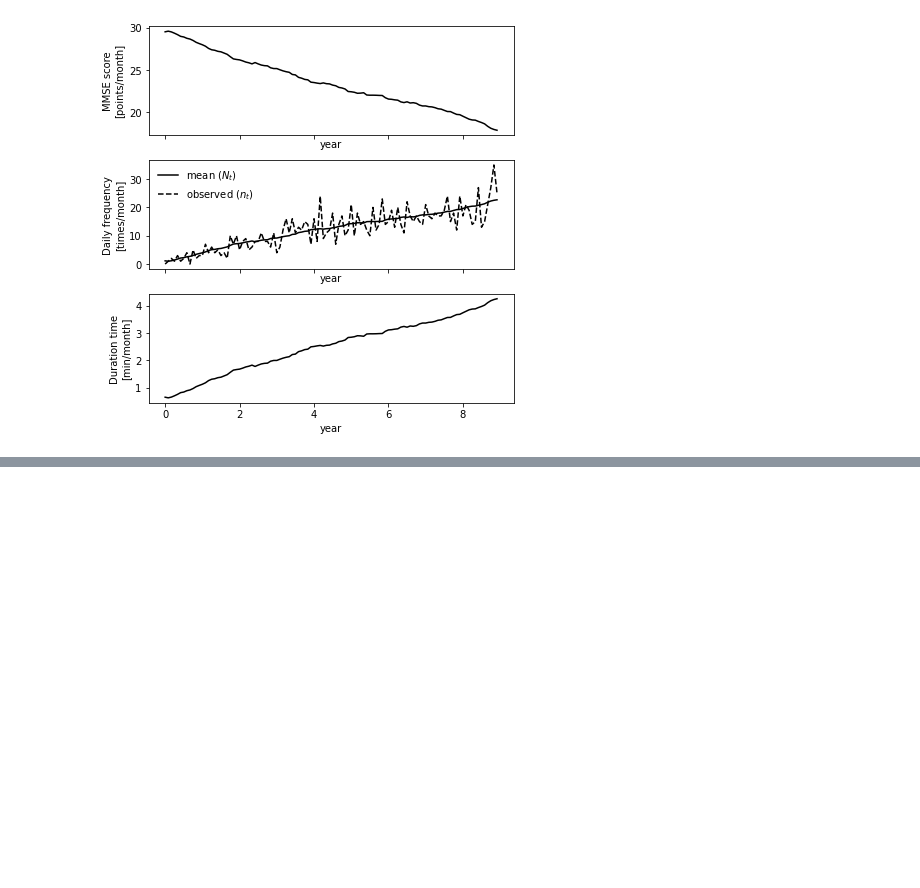
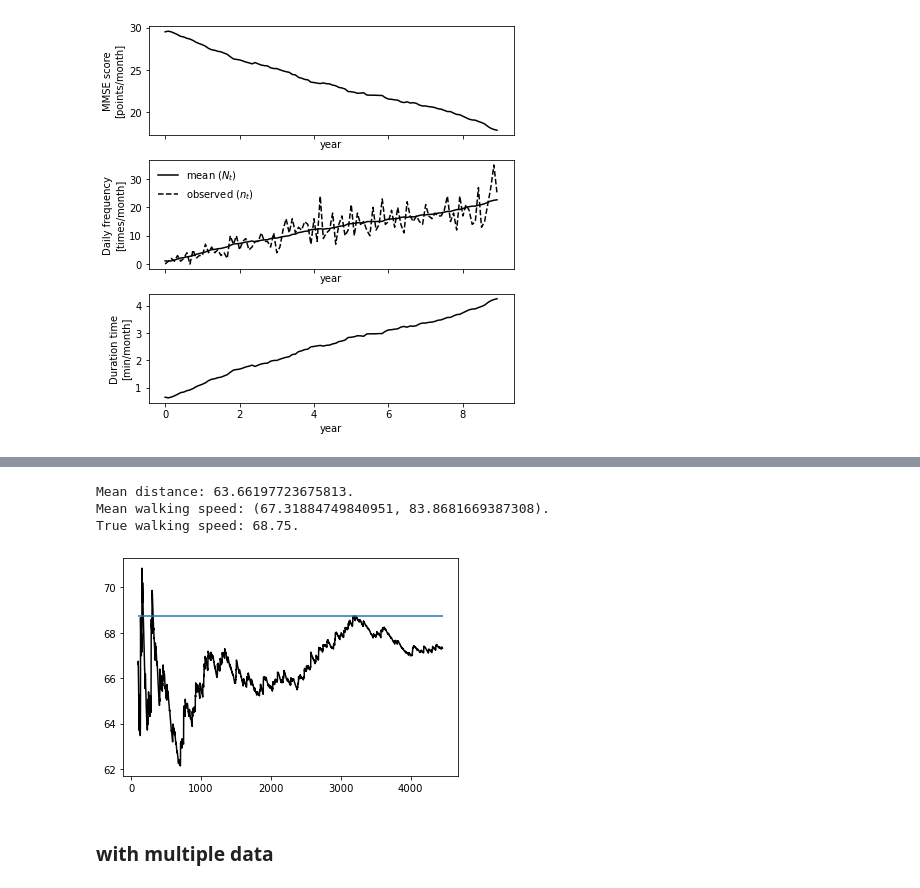
Before and after one commit to tanakai0/SensorDataSimulator, a Jupyter notebook: experiments.ipynb, the cells around one changed output, grey strips where cells are left out. Saved outputs shown, nothing was run; the diff lists cells and outputs as text; code cells hidden in the pictures; blank space fills up the shorter version.

```diff
--- a/experiments.ipynb
+++ b/experiments.ipynb
@@ -961,0 +1065,62 @@ print(memory_size(cost_sensor_data))
+# %%
+# sensor_data = analysis.load_sensor_data(Path('./test_data/PIR_pressure.txt'))
+# activity_data = analysis.load_activity_sequence(Path('./test_data/activity_sequence.txt'))
+
+sensor_data = analysis.load_sensor_data(Path('./test_data_month/PIR_pressure.txt'))
+activity_data = analysis.load_activity_sequence(Path('./test_data_month/activity_sequence.txt'))
+
+estimate_walking_speed = analysis.estimate_walking_speed
+generate_activation_list = analysis.generate_activation_list
+
+sensors = sensor_model.test_sensors
+
+# target_sensors = list(range(0, 22))
+target_sensors = [0, 2, 3, 7, 8, 9, 10, 13, 14, 18]
+
+radius = sensors[0].radius
+mean_distance = 4 * radius / np.pi
+print("Mean distance: {}.".format(mean_distance))
+print("Mean walking speed: {}.".format(estimate_walking_speed(sensor_data, target_sensors, radius)))
+indoor_movement = activity_model.indoor_movement
+print("True walking speed: {}.".format(indoor_movement.stride / indoor_movement.step_speed))
+
+# add sensor data iteratively
+activation_list = generate_activation_list(sensor_data, target_sensors)
+walking_speeds_2 = []
+for i in range(1, len(activation_list)):
+    estimated_speed = (mean_distance * np.reciprocal(np.array(activation_list[:i], dtype = float))).mean()
+    walking_speeds_2.append(estimated_speed)
+
+start_pos = 100
+
+plt.plot(range(start_pos, len(walking_speeds_2)), walking_speeds_2[start_pos:], color = 'black')
+plt.hlines(indoor_movement.stride / indoor_movement.step_speed, start_pos, len(walking_speeds_2), color = 'tab:blue')
+plt.show()
+plt.close()
+
+# add sensor index iteratively
+# sensor_candidates = target_sensors[:]
+# sensor_indexes = []
+# walking_speeds = []
+# for _ in range(len(sensor_candidates)):
+#     ind = random.choice(sensor_candidates)
+#     sensor_indexes.append(ind)
+#     sensor_candidates.remove(ind)
+#     estimated_speed = estimate_walking_speed(sensor_data, sensor_indexes, radius)
+#     walking_speeds.append(estimated_speed)
+# x_labels = [x[0] for x in walking_speeds]
+# x_values = range(len(x_labels))
+# plt.xticks(x_values, sensor_indexes)
+# plt.plot(x_values,x_labels, color = 'black')
+# # for (x, y) in zip(x_values, walking_speeds):
+# #     plt.errorbar(x, y[0], yerr = y[1], color = 'black')
+# plt.hlines(indoor_movement.stride / indoor_movement.step_speed, x_values[0], x_values[-1], color = 'tab:blue')
+# plt.show()
+# plt.close()
+# %% [output]
+Mean distance: 63.66197723675813.
+Mean walking speed: (67.31884749840951, 83.8681669387308).
+True walking speed: 68.75.
+[figure, added]
+# %% [markdown]
+### with multiple data
```
Also changed, not shown: parts of 10 cells of this notebook, 3 other files.
